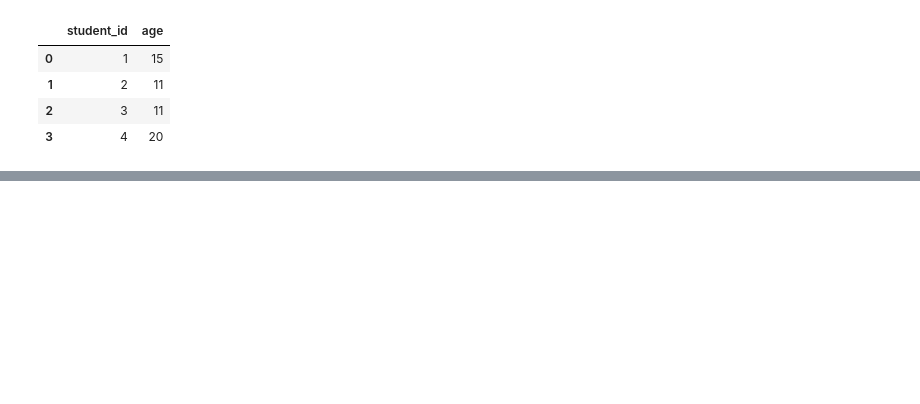
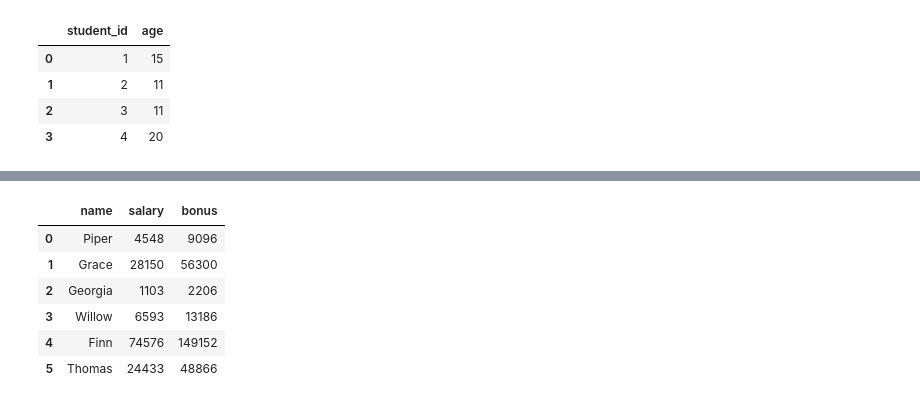
Before and after one commit to Abhi951197/Basic_Pandas, a Jupyter notebook: Q's15.ipynb, the cells around one changed output, grey strips where cells are left out. Saved outputs shown, nothing was run; the diff lists cells and outputs as text; code cells hidden in the pictures; blank space fills up the shorter version.

```diff
--- a/Q's15.ipynb
+++ b/Q's15.ipynb
@@ -34,0 +116,22 @@ df
+# %%
+import pandas as pd
+data = {
+    'name': ['Piper', 'Grace', 'Georgia', 'Willow', 'Finn', 'Thomas'],
+    'salary': [4548, 28150, 1103, 6593, 74576, 24433]
+}
+
+employees = pd.DataFrame(data)
+
+
+def createBonusColumn(employees: pd.DataFrame) -> pd.DataFrame:
+    employees['bonus']=employees['salary']*2
+    return employees
+createBonusColumn(employees)
+# %% [output]
+|  | name | salary | bonus |
+| 0 | Piper | 4548 | 9096 |
+| 1 | Grace | 28150 | 56300 |
+| 2 | Georgia | 1103 | 2206 |
+| 3 | Willow | 6593 | 13186 |
+| 4 | Finn | 74576 | 149152 |
+| 5 | Thomas | 24433 | 48866 |
```
Also changed, not shown: parts of 12 cells of this notebook.
